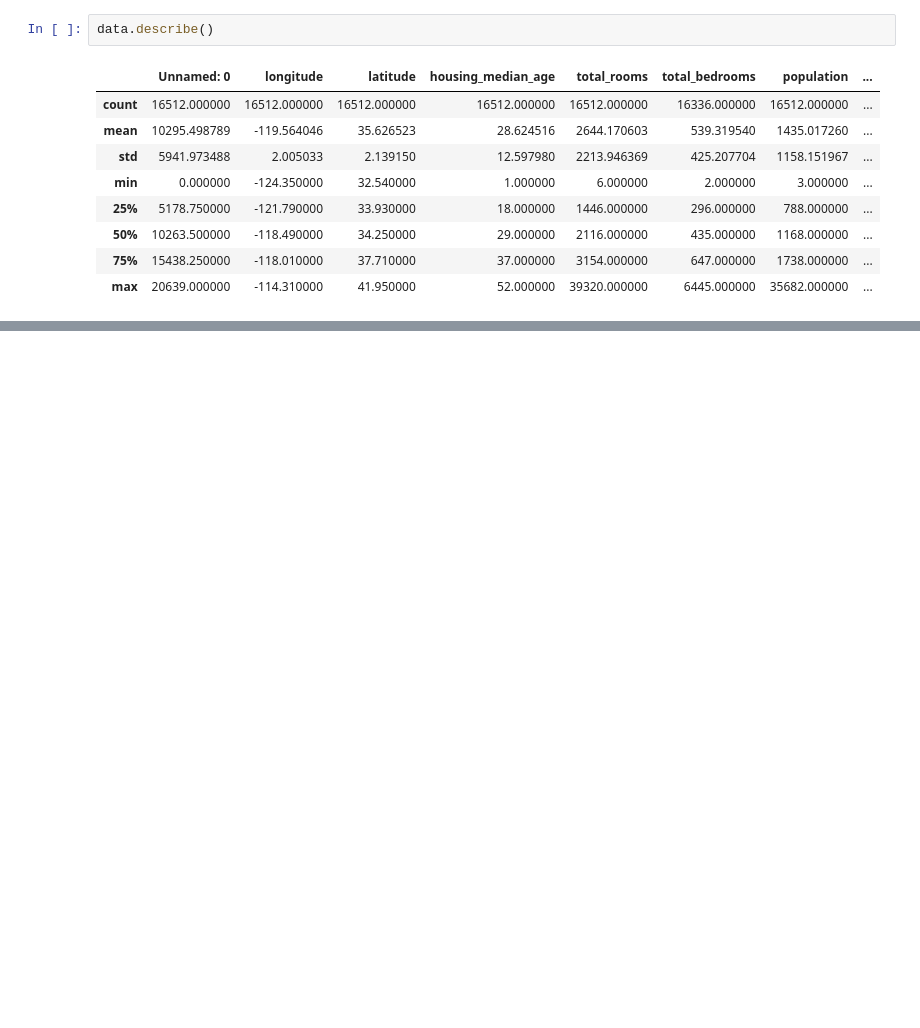
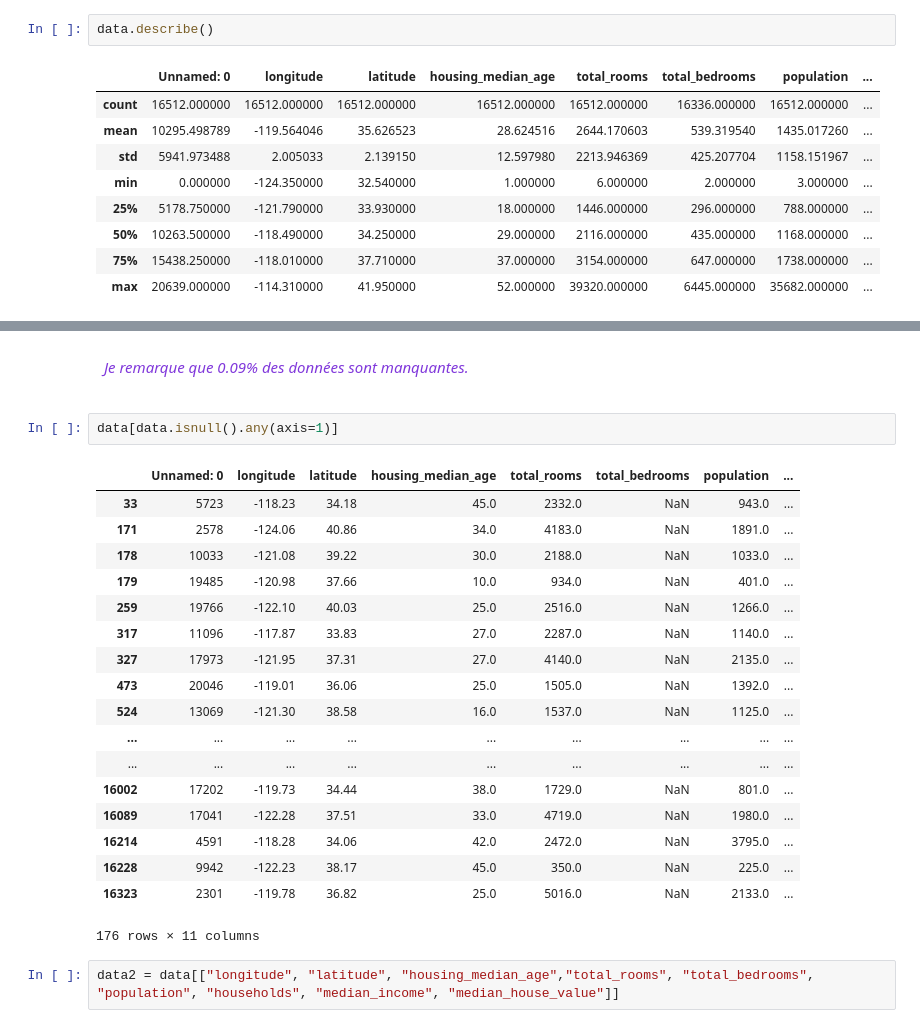
Before and after one commit to lauradesjacques/projet-IA-immobilier, a Jupyter notebook: Notebook_EDA.ipynb, the cells around one changed output, grey strips where cells are left out. Drawn from its saved outputs; the diff is of its cells as text; blank space fills up the shorter version.

```diff
--- a/Notebook_EDA.ipynb
+++ b/Notebook_EDA.ipynb
@@ -38,0 +107,29 @@ data.describe()
+# %% [markdown]
+<div style="display:flex; justify-content: start; border-style: dotted; border-width: 1px; border-color: #8038DB;">
+<p style="padding: 1%">
+<i style="color:#8038DB;">Je remarque que 0.09% des données sont manquantes.</i>
+</p>
+</div>
+# %%
+data[data.isnull().any(axis=1)]
+# %% [output]
+|  | Unnamed: 0 | longitude | latitude | housing_median_age | total_rooms | total_bedrooms | population | ... |
+| 33 | 5723 | -118.23 | 34.18 | 45.0 | 2332.0 | NaN | 943.0 | ... |
+| 171 | 2578 | -124.06 | 40.86 | 34.0 | 4183.0 | NaN | 1891.0 | ... |
+| 178 | 10033 | -121.08 | 39.22 | 30.0 | 2188.0 | NaN | 1033.0 | ... |
+| 179 | 19485 | -120.98 | 37.66 | 10.0 | 934.0 | NaN | 401.0 | ... |
+| 259 | 19766 | -122.10 | 40.03 | 25.0 | 2516.0 | NaN | 1266.0 | ... |
+| 317 | 11096 | -117.87 | 33.83 | 27.0 | 2287.0 | NaN | 1140.0 | ... |
+| 327 | 17973 | -121.95 | 37.31 | 27.0 | 4140.0 | NaN | 2135.0 | ... |
+| 473 | 20046 | -119.01 | 36.06 | 25.0 | 1505.0 | NaN | 1392.0 | ... |
+| 524 | 13069 | -121.30 | 38.58 | 16.0 | 1537.0 | NaN | 1125.0 | ... |
+| ... | ... | ... | ... | ... | ... | ... | ... | ... |
+| ... | ... | ... | ... | ... | ... | ... | ... | ... |
+| 16002 | 17202 | -119.73 | 34.44 | 38.0 | 1729.0 | NaN | 801.0 | ... |
+| 16089 | 17041 | -122.28 | 37.51 | 33.0 | 4719.0 | NaN | 1980.0 | ... |
+| 16214 | 4591 | -118.28 | 34.06 | 42.0 | 2472.0 | NaN | 3795.0 | ... |
+| 16228 | 9942 | -122.23 | 38.17 | 45.0 | 350.0 | NaN | 225.0 | ... |
+| 16323 | 2301 | -119.78 | 36.82 | 25.0 | 5016.0 | NaN | 2133.0 | ... |
+176 rows × 11 columns
+# %%
+data2 = data[["longitude", "latitude", "housing_median_age","total_rooms", "total_bedrooms", "population", "households", "median_income", "median_house_value"]]
```
Also changed, not shown: parts of 16 cells of this notebook.
